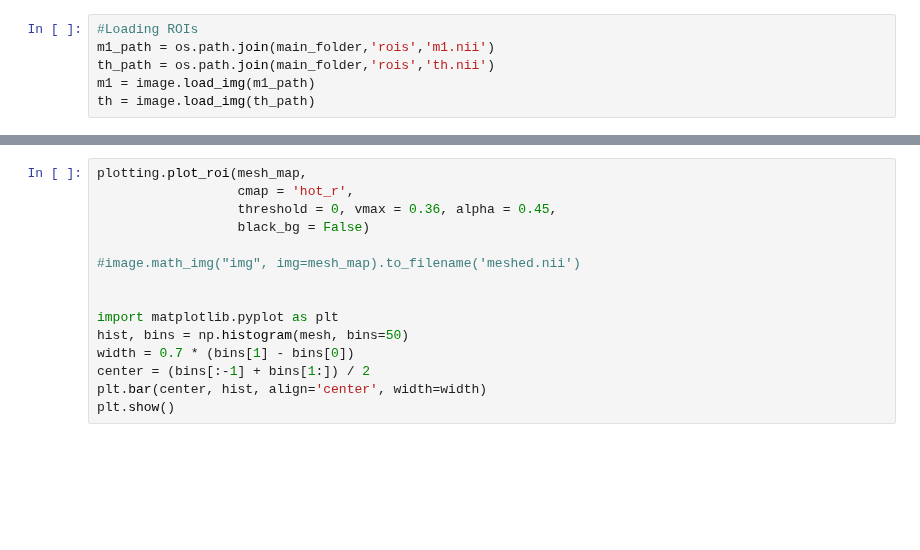
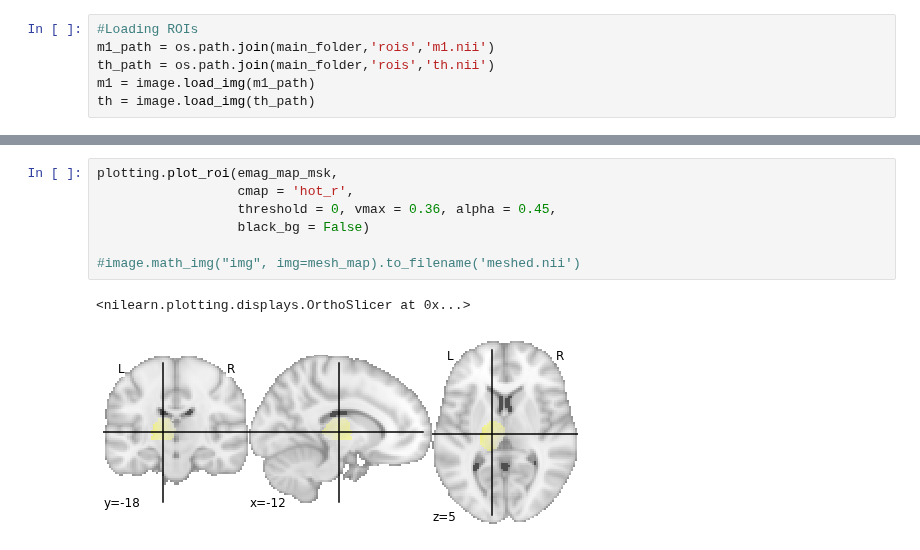
Before and after one commit to davide-aloi/wp1_2_roast, a Jupyter notebook: wp2a_roast_dcm_analysis.ipynb, the cells around one changed output, grey strips where cells are left out. Cells and saved outputs as stored; diff of their text form; blank space fills up the shorter version.

```diff
--- a/wp2a_roast_dcm_analysis.ipynb
+++ b/wp2a_roast_dcm_analysis.ipynb
@@ -79,15 +113,10 @@ Path: D:\roast-chapter3\wp2a\sub-24
 # %%
-plotting.plot_roi(mesh_map,
+plotting.plot_roi(emag_map_msk,
                   cmap = 'hot_r',
                   threshold = 0, vmax = 0.36, alpha = 0.45,
                   black_bg = False)
 
 #image.math_img("img", img=mesh_map).to_filename('meshed.nii')
-
-
-import matplotlib.pyplot as plt
-hist, bins = np.histogram(mesh, bins=50)
-width = 0.7 * (bins[1] - bins[0])
-center = (bins[:-1] + bins[1:]) / 2
-plt.bar(center, hist, align='center', width=width)
-plt.show()
+# %% [output]
+<nilearn.plotting.displays.OrthoSlicer at 0x...>
+[figure, added]
```
Also changed, not shown: parts of 6 cells of this notebook.
